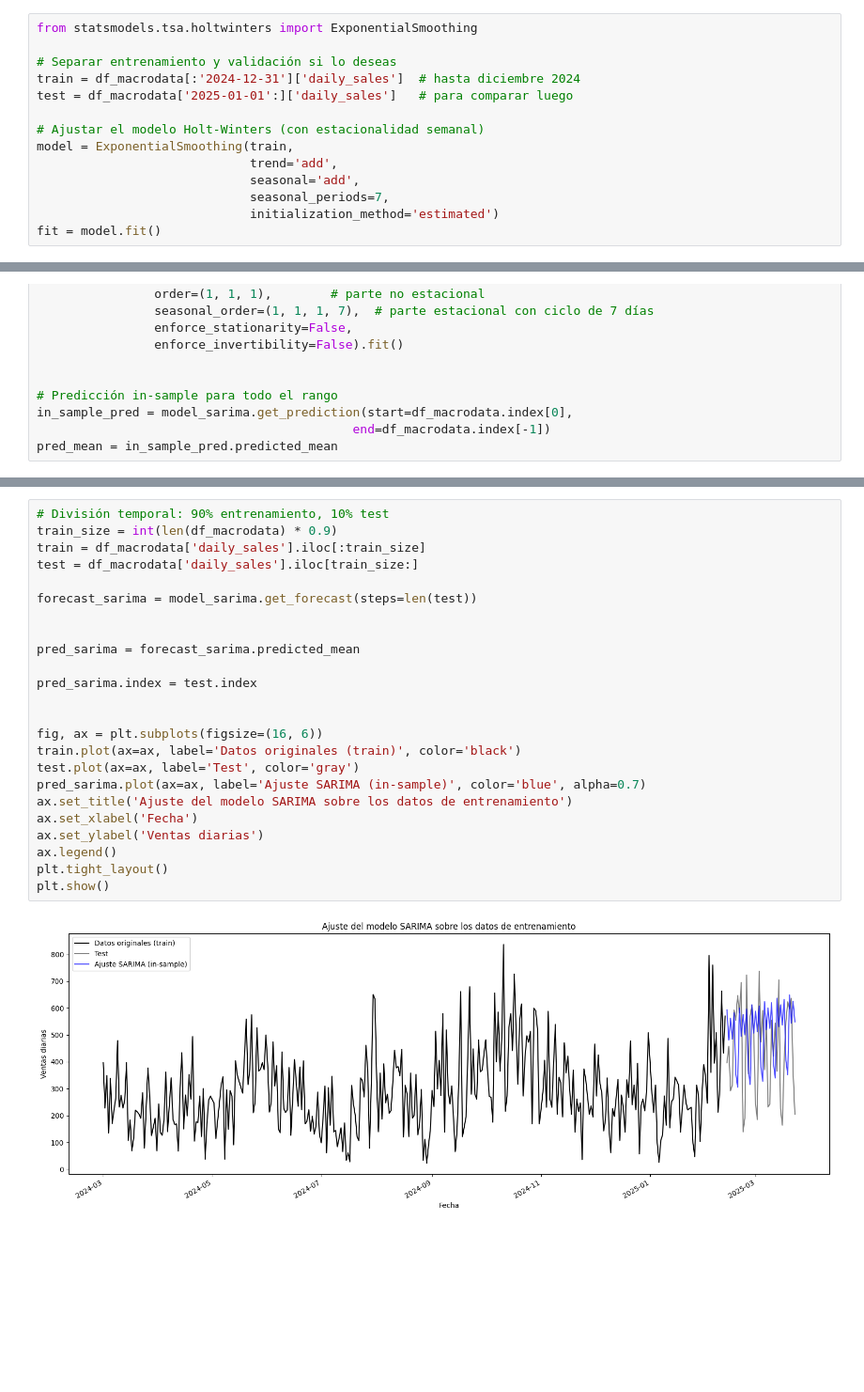
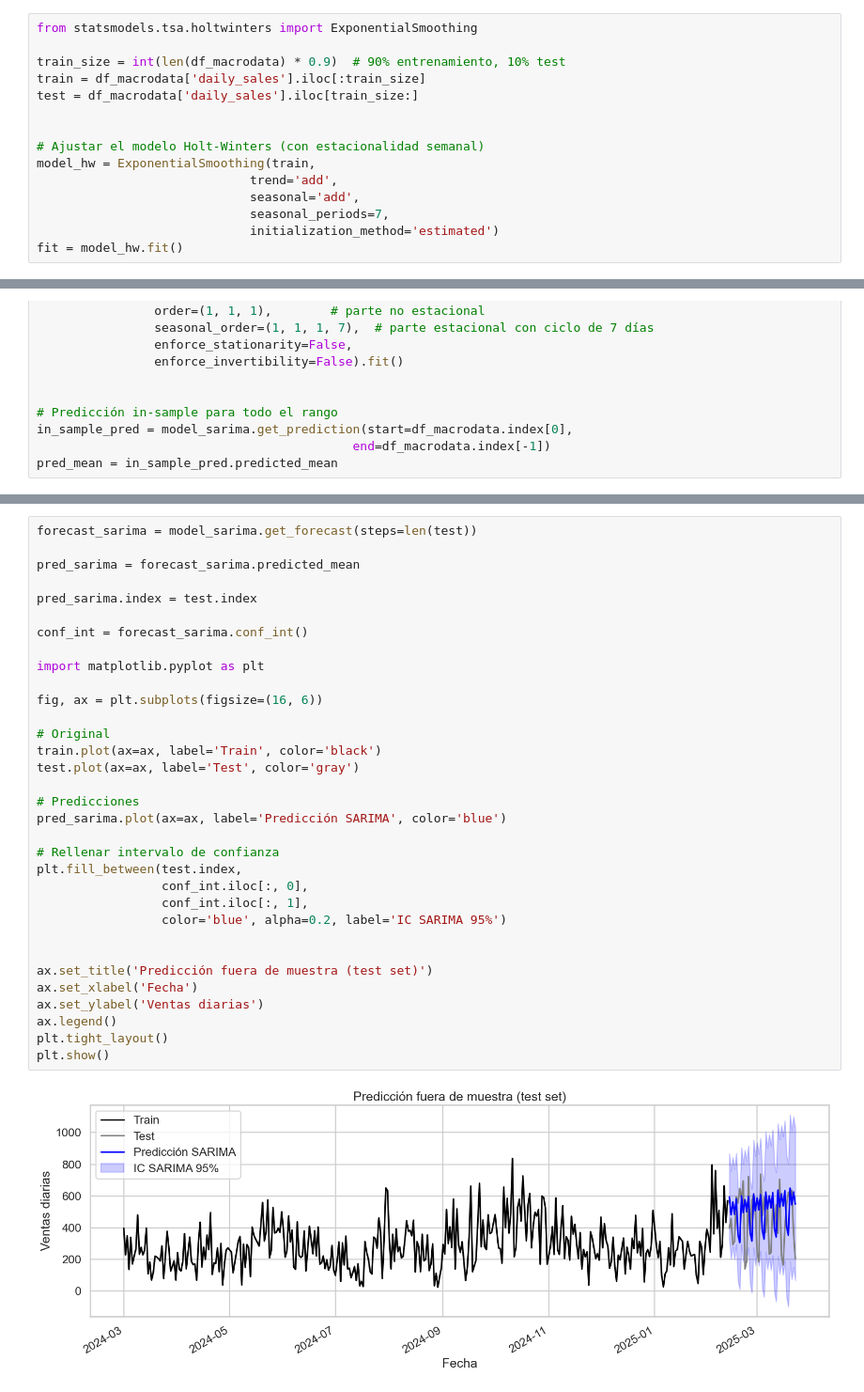
Before and after one commit to itdepedro/CEIA-AST, a Jupyter notebook: tp-final-de-Pedro-Adassus.ipynb, the cells around one changed output, grey strips where cells are left out. Shown at 94% size. Drawn from its saved outputs; the diff is of its cells as text; blank space fills up the shorter version.

```diff
--- a/tp-final-de-Pedro-Adassus.ipynb
+++ b/tp-final-de-Pedro-Adassus.ipynb
@@ -372,15 +462,16 @@ plt.show()
 # %%
 from statsmodels.tsa.holtwinters import ExponentialSmoothing
 
-# Separar entrenamiento y validación si lo deseas
-train = df_macrodata[:'2024-12-31']['daily_sales']  # hasta diciembre 2024
-test = df_macrodata['2025-01-01':]['daily_sales']   # para comparar luego
+train_size = int(len(df_macrodata) * 0.9)  # 90% entrenamiento, 10% test
+train = df_macrodata['daily_sales'].iloc[:train_size]
+test = df_macrodata['daily_sales'].iloc[train_size:]
+
 
 # Ajustar el modelo Holt-Winters (con estacionalidad semanal)
-model = ExponentialSmoothing(train,
+model_hw = ExponentialSmoothing(train,
                              trend='add',
                              seasonal='add',
                              seasonal_periods=7,
                              initialization_method='estimated')
-fit = model.fit()
+fit = model_hw.fit()
 # %%
@@ -884,26 +872,35 @@ Warnings:
 # %%
-# División temporal: 90% entrenamiento, 10% test
-train_size = int(len(df_macrodata) * 0.9)
-train = df_macrodata['daily_sales'].iloc[:train_size]
-test = df_macrodata['daily_sales'].iloc[train_size:]
-
 forecast_sarima = model_sarima.get_forecast(steps=len(test))
-
 
 pred_sarima = forecast_sarima.predicted_mean
 
 pred_sarima.index = test.index
 
+conf_int = forecast_sarima.conf_int()
+
+import matplotlib.pyplot as plt
 
 fig, ax = plt.subplots(figsize=(16, 6))
-train.plot(ax=ax, label='Datos originales (train)', color='black')
+
+# Original
+train.plot(ax=ax, label='Train', color='black')
 test.plot(ax=ax, label='Test', color='gray')
-pred_sarima.plot(ax=ax, label='Ajuste SARIMA (in-sample)', color='blue', alpha=0.7)
-ax.set_title('Ajuste del modelo SARIMA sobre los datos de entrenamiento')
+
+# Predicciones
+pred_sarima.plot(ax=ax, label='Predicción SARIMA', color='blue')
+
+# Rellenar intervalo de confianza
+plt.fill_between(test.index,
+                 conf_int.iloc[:, 0],
+                 conf_int.iloc[:, 1],
+                 color='blue', alpha=0.2, label='IC SARIMA 95%')
+
+
+ax.set_title('Predicción fuera de muestra (test set)')
 ax.set_xlabel('Fecha')
 ax.set_ylabel('Ventas diarias')
 ax.legend()
 plt.tight_layout()
 plt.show()
 # %% [output]
-[figure, old version]
+[figure, new version]
```
Also changed, not shown: parts of 121 cells of this notebook.
